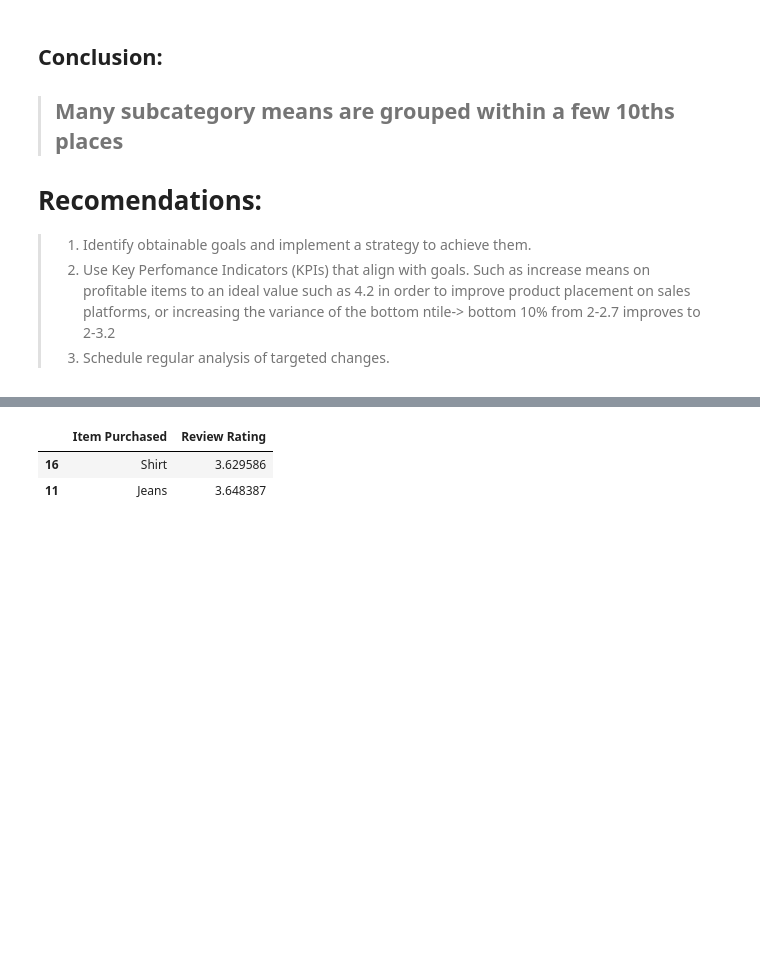
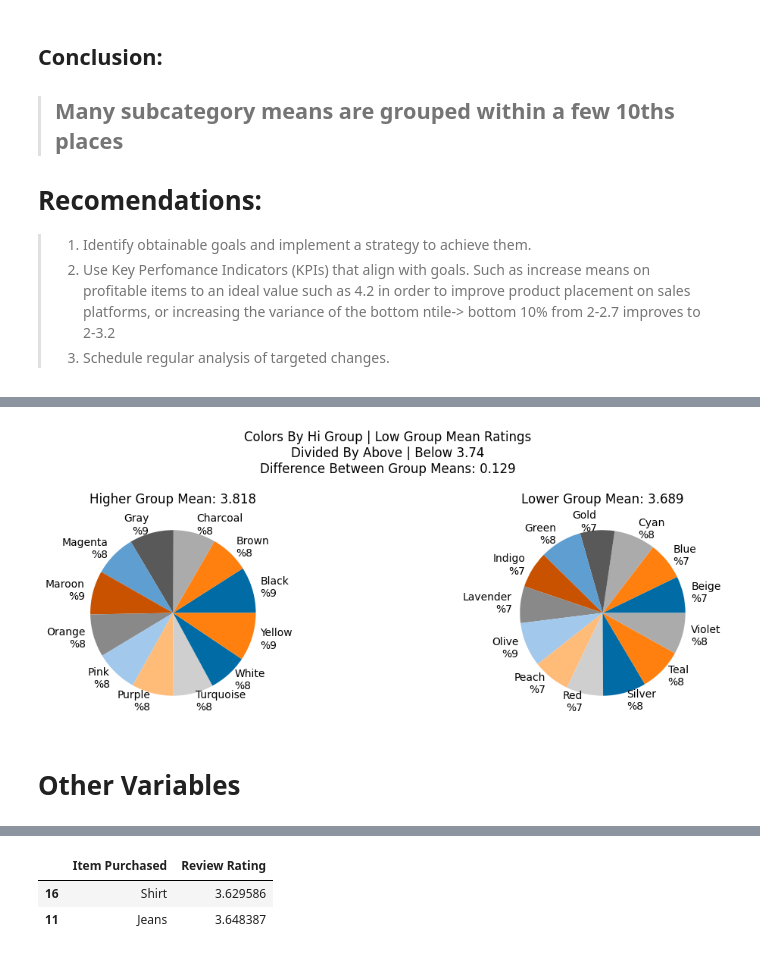
Before and after one commit to Leeishere/Consumer_Habits, a Jupyter notebook: Analyze_Reviews.ipynb, the cells around one changed output, grey strips where cells are left out. Drawn from its saved outputs; the diff is of its cells as text; code cells hidden in the pictures; blank space fills up the shorter version.

```diff
--- a/Analyze_Reviews.ipynb
+++ b/Analyze_Reviews.ipynb
@@ -279,0 +297,29 @@ it shows that some variables have poor performing categories:
+# %%
+midpoint=3.74
+low=color_review.loc[color_review['Review Rating']<midpoint].index
+higher=color_review.loc[color_review['Review Rating']>=midpoint].index
+low_mean_rev=df.loc[df['Color'].isin(low)]['Review Rating'].mean()
+high_mean_rev=df.loc[df['Color'].isin(higher)]['Review Rating'].mean()
+#print(f"Low Review Color Group's Mean: {low_mean_rev}.\nHigher Review Color Group's Mean: {high_mean_rev}\nDifference: {high_mean_rev-low_mean_rev}.")
+low_color_proportions=df.loc[df['Color'].isin(low)].groupby('Color').size()
+low_color_proportions=low_color_proportions/low_color_proportions.sum()
+low_x,low_labels = low_color_proportions.values, low_color_proportions.index
+higher_color_proportions=df.loc[df['Color'].isin(higher)].groupby('Color').size()
+higher_color_proportions=higher_color_proportions/higher_color_proportions.sum()
+higher_x,higher_labels = higher_color_proportions.values, higher_color_proportions.index
+plt.figure(figsize=(12,4))
+plt.suptitle(f'Colors By Hi Group | Low Group Mean Ratings\nDivided By Above | Below {midpoint}\nDifference Between Group Means: {round(high_mean_rev-low_mean_rev,3)}')
+plt.subplot(1,2,1)
+h_labels=[f"{kh}\n%{100*vh:.0f}" for kh,vh in zip(higher_labels,higher_x)]
+plt.title(f'Higher Group Mean: {round(high_mean_rev,3)}')
+plt.pie(x=higher_x,labels=h_labels)
+plt.subplot(1,2,2)
+l_labels=[f"{kh}\n%{100*vh:.0f}" for kh,vh in zip(low_labels,low_x)]
+plt.title(f'Lower Group Mean: {round(low_mean_rev,3)}')
+plt.pie(x=low_x,labels=l_labels)
+plt.tight_layout()
+plt.show()
+# %% [output]
+[figure, added]
+# %% [markdown]
+# Other Variables
```
Also changed, not shown: parts of 21 cells of this notebook.
